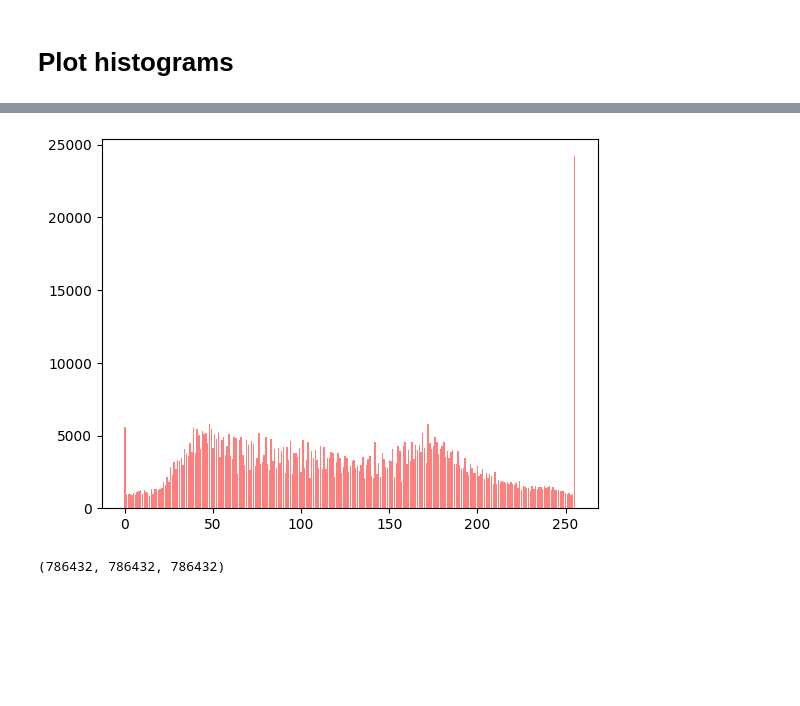
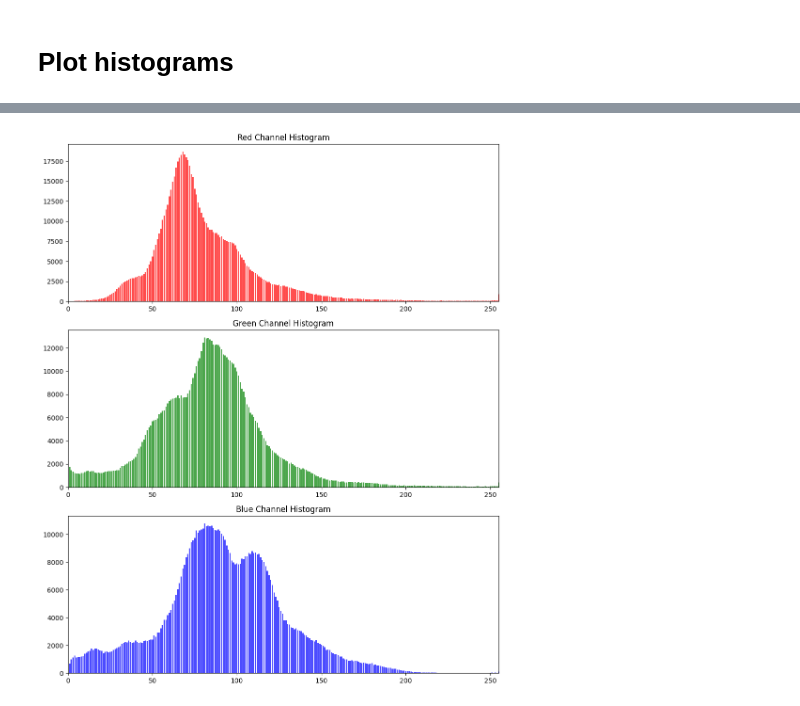
Before and after one commit to kristjan-kostanjsek/HPC-Assignments, a Jupyter notebook: Assignment_2/plot_hist.ipynb, the cells around one changed output, grey strips where cells are left out. Saved outputs shown, nothing was run; the diff lists cells and outputs as text; code cells hidden in the pictures; blank space fills up the shorter version.

```diff
--- a/Assignment_2/plot_hist.ipynb
+++ b/Assignment_2/plot_hist.ipynb
@@ -15,9 +3,40 @@ plt.show()
-# %%
-plt.bar(range(256), new_hist, color='red', alpha=0.5, label='Old Histogram')
-plt.show()
-# %% [output]
-[figure, removed]
-# %%
-sum(old_hist), sum(new_hist), 1024*768
-# %% [output]
-(786432, 786432, 786432)
+# %%
+import cv2
+import numpy as np
+import matplotlib.pyplot as plt
+
+def plot_rgb_histograms(image_path, bins=256):
+    # Load image
+    img = cv2.imread(image_path)
+    if img is None:
+        print("Error: Image not found")
+        return
+
+    # Calculate histograms
+    hist_b = cv2.calcHist([img], [0], None, [bins], [0, 256]).flatten()
+    hist_g = cv2.calcHist([img], [1], None, [bins], [0, 256]).flatten()
+    hist_r = cv2.calcHist([img], [2], None, [bins], [0, 256]).flatten()
+
+    # Create figure with 3 vertical subplots
+    fig, (ax1, ax2, ax3) = plt.subplots(3, 1, figsize=(10, 12))
+
+    # Plot each channel
+    ax1.bar(range(256), hist_r, color='red', alpha=0.7, label='Red Channel')
+    ax1.set_title('Red Channel Histogram')
+    ax1.set_xlim([0, 255])
+
+    ax2.bar(range(256), hist_g, color='green', alpha=0.7, label='Green Channel')
+    ax2.set_title('Green Channel Histogram')
+    ax2.set_xlim([0, 255])
+
+    ax3.bar(range(256), hist_b, color='blue', alpha=0.7, label='Blue Channel')
+    ax3.set_title('Blue Channel Histogram')
+    ax3.set_xlim([0, 255])
+
+    plt.tight_layout()
+    plt.show()
+
+# Example usage
+plot_rgb_histograms('in_images/1024x768.png') # test.png
+# %% [output]
+[figure, added]
```
Also changed, not shown: parts of 5 cells of this notebook, 6 other files.
